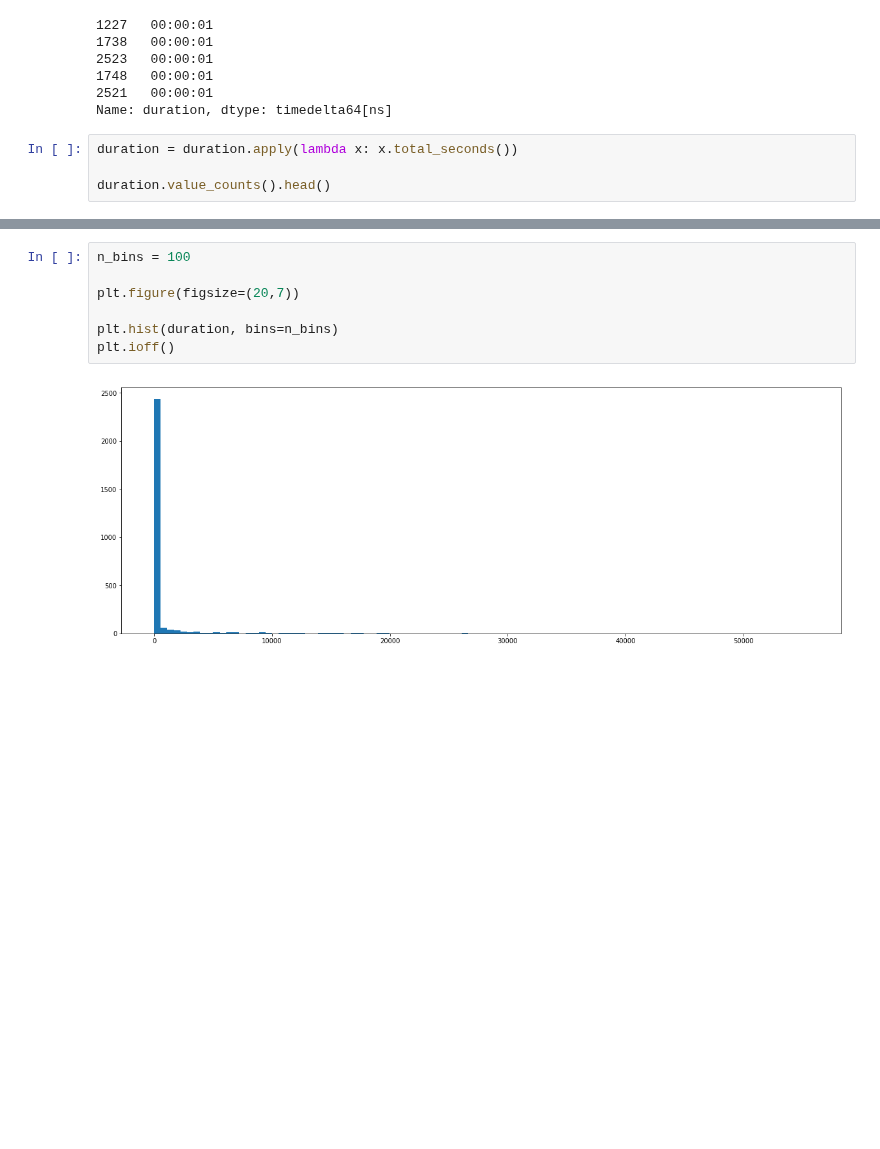
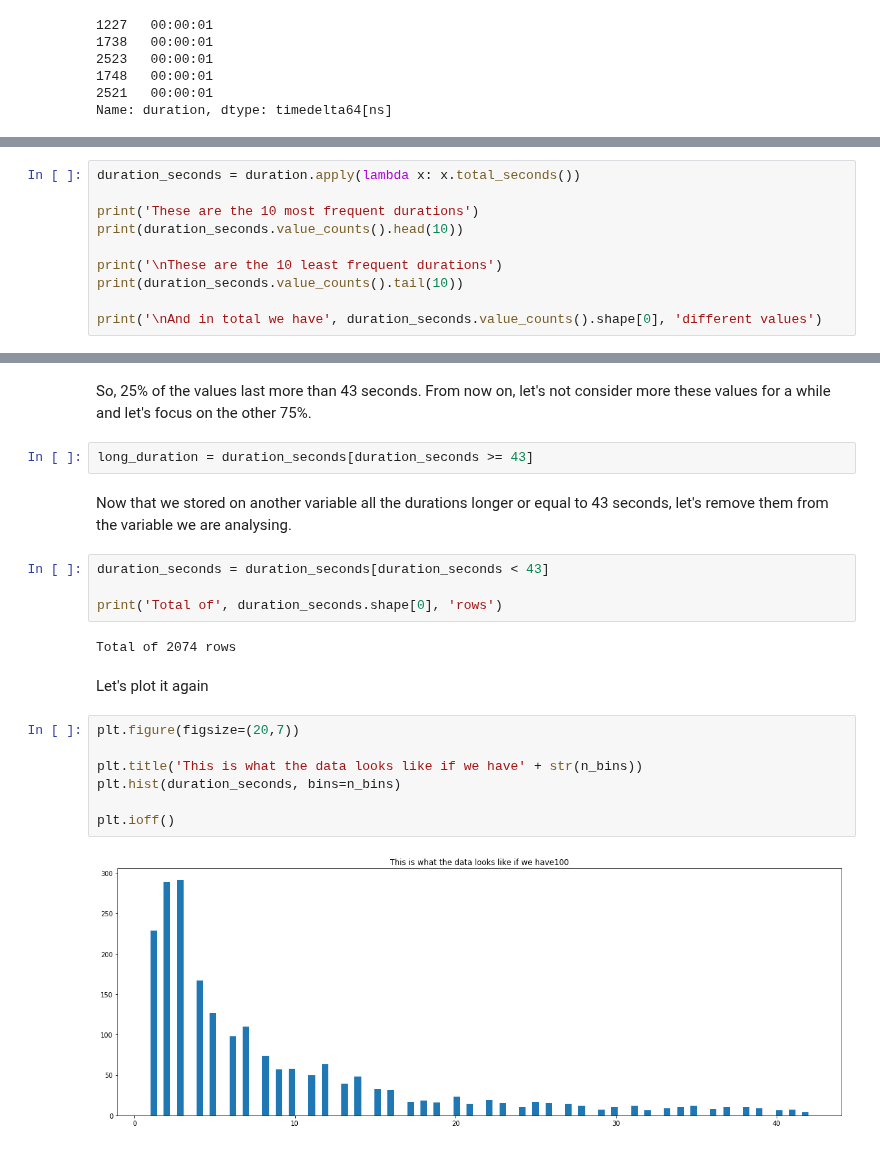
Before and after one commit to antonio-ramadas/upis, a Jupyter notebook: notebooks/DiscretizeData.ipynb, the cells around one changed output, grey strips where cells are left out. Drawn from its saved outputs; the diff is of its cells as text; blank space fills up the shorter version.

Commit message:
Finish duration analysis

```diff
--- a/notebooks/DiscretizeData.ipynb
+++ b/notebooks/DiscretizeData.ipynb
@@ -51,7 +58,3 @@ duration.head()
 1748   00:00:01
 2521   00:00:01
 Name: duration, dtype: timedelta64[ns]
-# %%
-duration = duration.apply(lambda x: x.total_seconds())
-
-duration.value_counts().head()
@@ -64,0 +63,10 @@ Name: duration, dtype: int64
+# %%
+duration_seconds = duration.apply(lambda x: x.total_seconds())
+
+print('These are the 10 most frequent durations')
+print(duration_seconds.value_counts().head(10))
+
+print('\nThese are the 10 least frequent durations')
+print(duration_seconds.value_counts().tail(10))
+
+print('\nAnd in total we have', duration_seconds.value_counts().shape[0], 'different values')
@@ -65,9 +121,23 @@ Name: duration, dtype: int64
+# %% [markdown]
+So, 25% of the values last more than 43 seconds. From now on, let's not consider more these values for a while and let's focus on the other 75%.
+# %%
+long_duration = duration_seconds[duration_seconds >= 43]
+# %% [markdown]
+Now that we stored on another variable all the durations longer or equal to 43 seconds, let's remove them from the variable we are analysing.
+# %%
+duration_seconds = duration_seconds[duration_seconds < 43]
+
+print('Total of', duration_seconds.shape[0], 'rows')
+# %% [output]
+Total of 2074 rows
+# %% [markdown]
+Let's plot it again
 # %%
-n_bins = 100
-
 plt.figure(figsize=(20,7))
 
-plt.hist(duration, bins=n_bins)
+plt.title('This is what the data looks like if we have' + str(n_bins))
+plt.hist(duration_seconds, bins=n_bins)
+
 plt.ioff()
 # %% [output]
-[figure, old version]
+[figure, new version]
```
Also changed, not shown: parts of 25 cells of this notebook.
